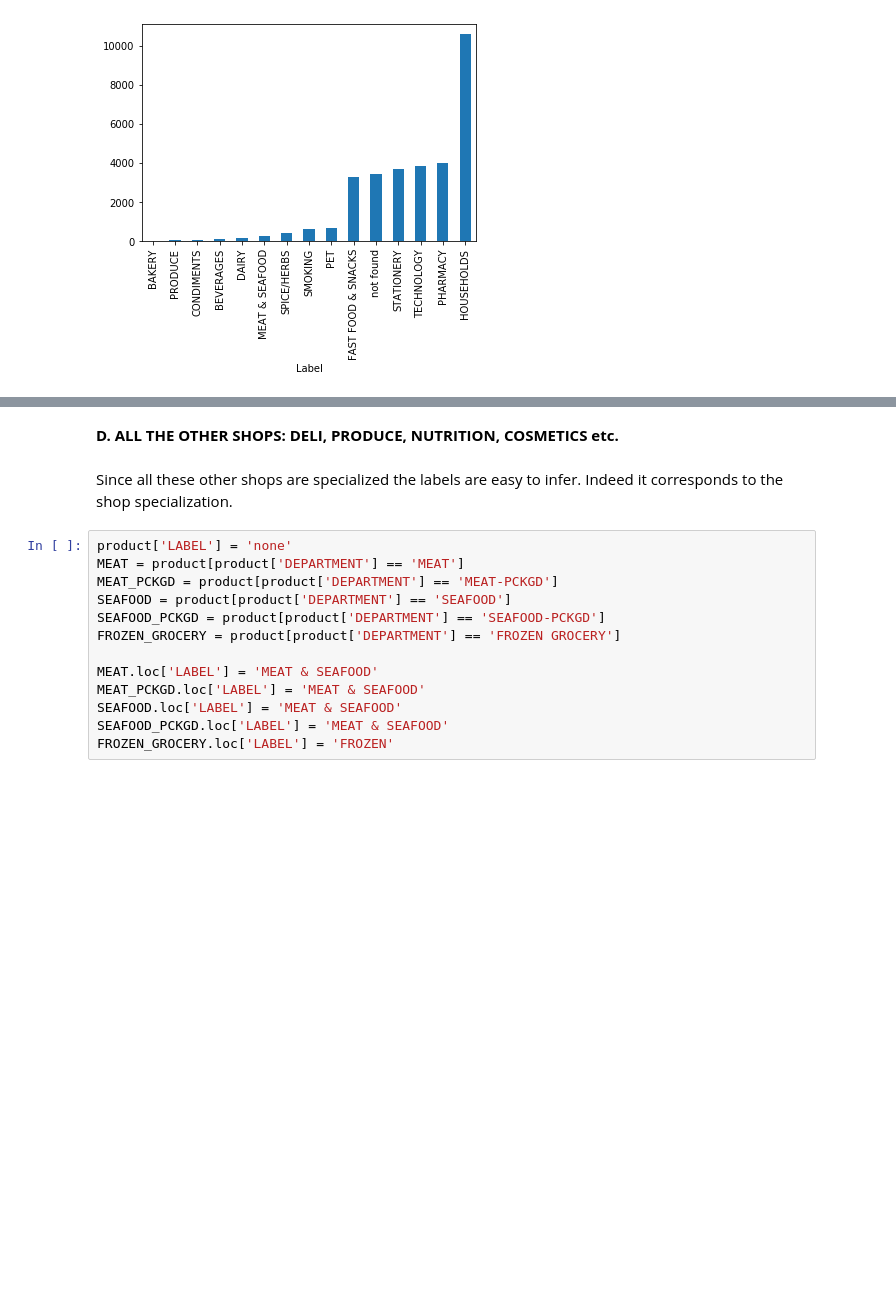
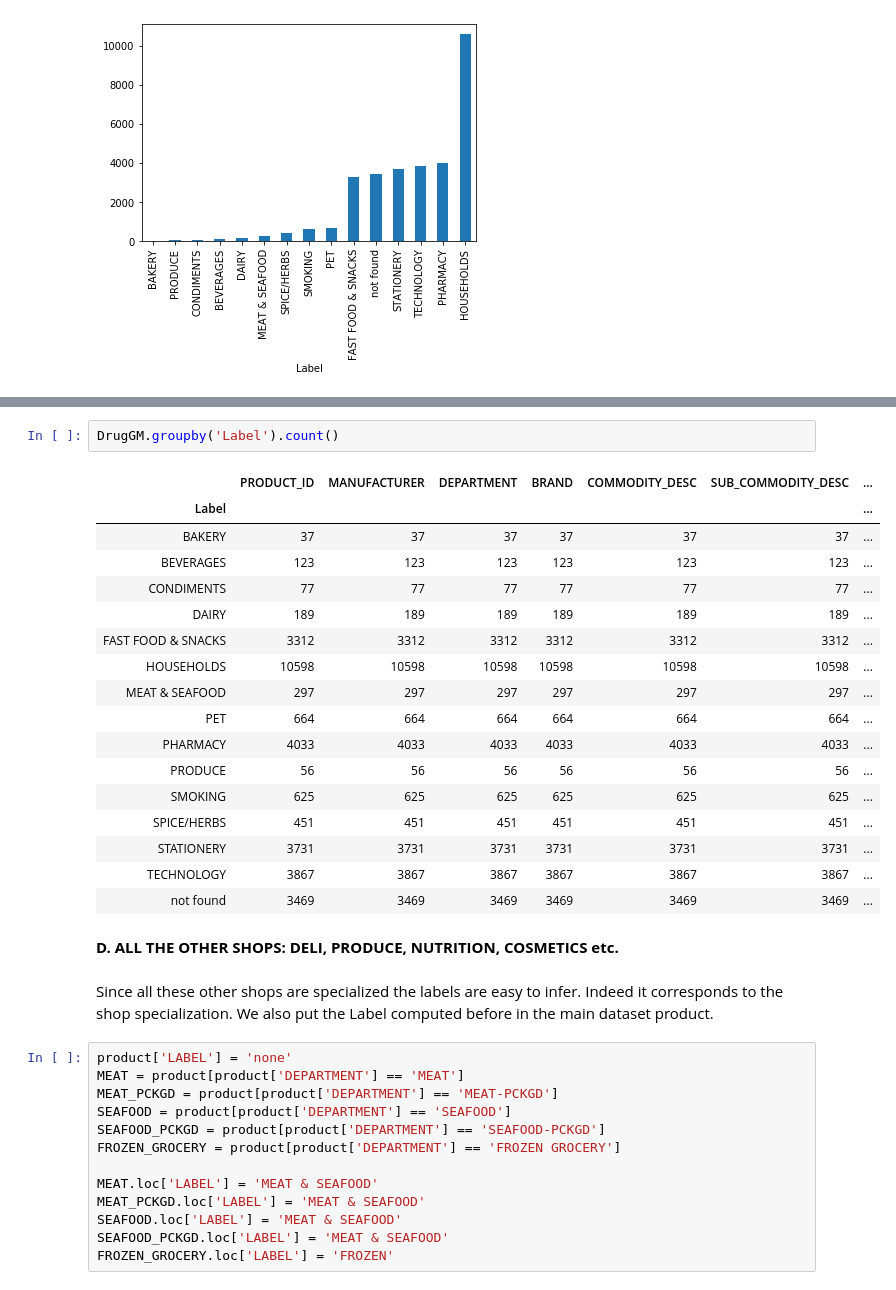
Before and after one commit to marvande/epfl-ada-2019-data-analysis, a Jupyter notebook: code/Products.ipynb, the cells around one changed output, grey strips where cells are left out. Cells and saved outputs as stored; diff of their text form; blank space fills up the shorter version.

```diff
--- a/code/Products.ipynb
+++ b/code/Products.ipynb
@@ -391,7 +365,27 @@ DrugGM[DrugGM['Label'] == 'not found'].head(60)
+# %%
+DrugGM.groupby('Label').count()
+# %% [output]
+|  | PRODUCT_ID | MANUFACTURER | DEPARTMENT | BRAND | COMMODITY_DESC | SUB_COMMODITY_DESC | ... |
+| Label |  |  |  |  |  |  | ... |
+| BAKERY | 37 | 37 | 37 | 37 | 37 | 37 | ... |
+| BEVERAGES | 123 | 123 | 123 | 123 | 123 | 123 | ... |
+| CONDIMENTS | 77 | 77 | 77 | 77 | 77 | 77 | ... |
+| DAIRY | 189 | 189 | 189 | 189 | 189 | 189 | ... |
+| FAST FOOD & SNACKS | 3312 | 3312 | 3312 | 3312 | 3312 | 3312 | ... |
+| HOUSEHOLDS | 10598 | 10598 | 10598 | 10598 | 10598 | 10598 | ... |
+| MEAT & SEAFOOD | 297 | 297 | 297 | 297 | 297 | 297 | ... |
+| PET | 664 | 664 | 664 | 664 | 664 | 664 | ... |
+| PHARMACY | 4033 | 4033 | 4033 | 4033 | 4033 | 4033 | ... |
+| PRODUCE | 56 | 56 | 56 | 56 | 56 | 56 | ... |
+| SMOKING | 625 | 625 | 625 | 625 | 625 | 625 | ... |
+| SPICE/HERBS | 451 | 451 | 451 | 451 | 451 | 451 | ... |
+| STATIONERY | 3731 | 3731 | 3731 | 3731 | 3731 | 3731 | ... |
+| TECHNOLOGY | 3867 | 3867 | 3867 | 3867 | 3867 | 3867 | ... |
+| not found | 3469 | 3469 | 3469 | 3469 | 3469 | 3469 | ... |
 # %% [markdown]
 **D. ALL THE OTHER SHOPS: DELI, PRODUCE, NUTRITION, COSMETICS etc.**
 # %% [markdown]
-Since all these other shops are specialized the labels are easy to infer. Indeed it corresponds to the shop specialization.
+Since all these other shops are specialized the labels are easy to infer. Indeed it corresponds to the shop specialization. We also put the Label computed before in the main dataset product.
 # %%
 product['LABEL'] = 'none'
 MEAT = product[product['DEPARTMENT'] == 'MEAT']
```
Also changed, not shown: parts of 13 cells of this notebook.
